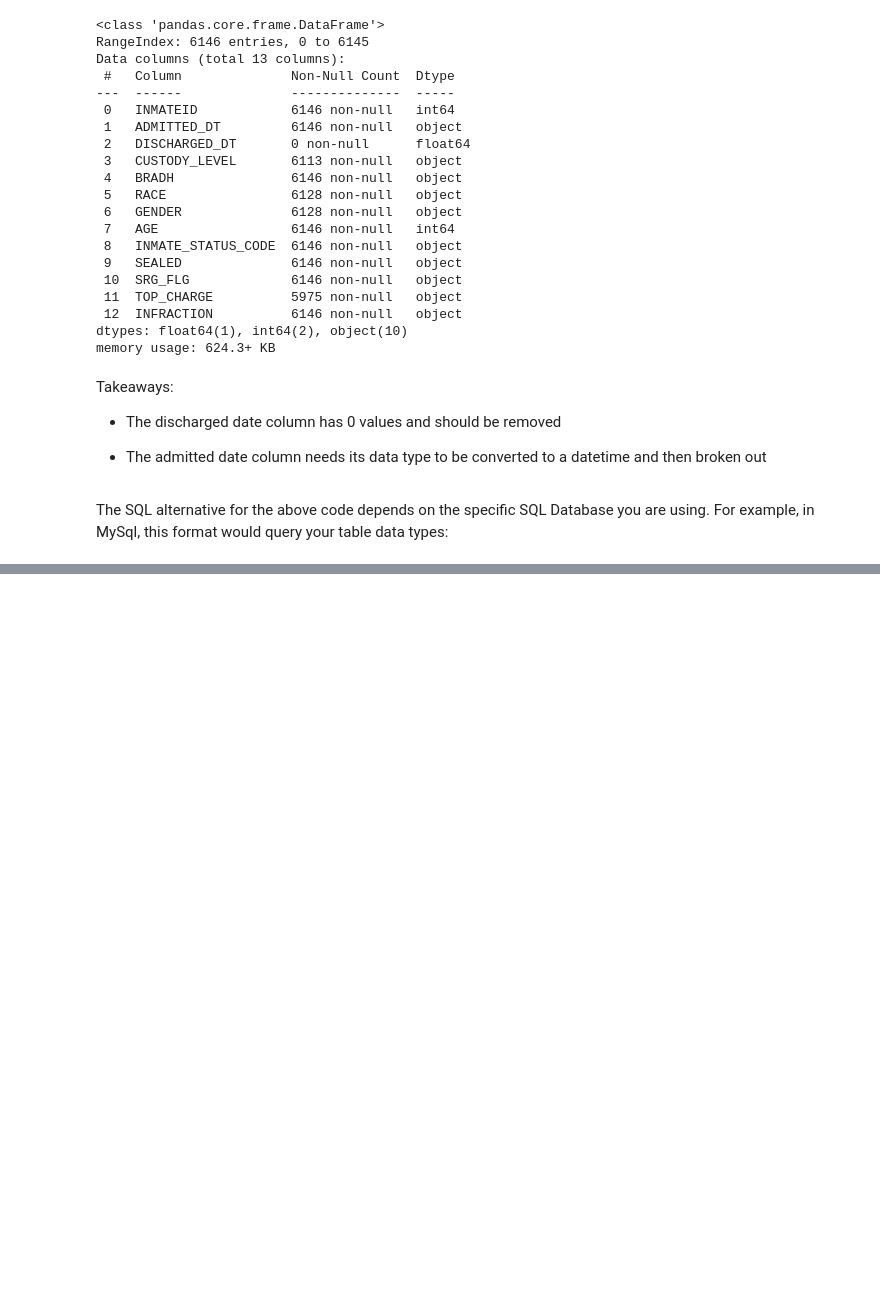
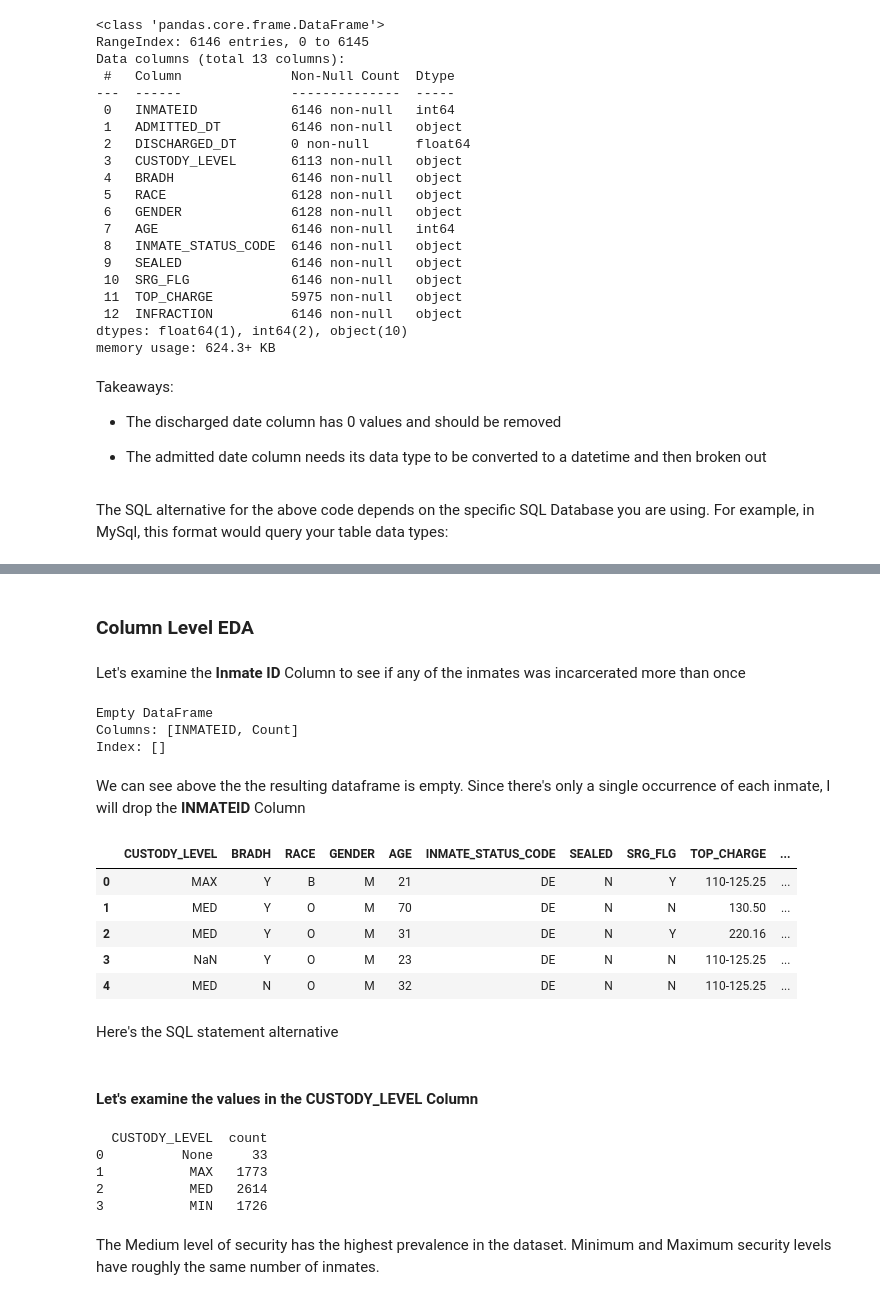
Before and after one commit to masonlonoff/NYC_Inmate_Profile, a Jupyter notebook: Crime_EDA.ipynb, the cells around one changed output, grey strips where cells are left out. Cells and saved outputs as stored; diff of their text form; code cells hidden in the pictures; blank space fills up the shorter version.

```diff
--- a/Crime_EDA.ipynb
+++ b/Crime_EDA.ipynb
@@ -195,0 +171,27 @@ SELECT numerical_column_1, numerical_column_2, CORR(numerical_column_1, numerica
+# %% [markdown]
+### Column Level EDA
+# %% [markdown]
+Let's examine the **Inmate ID** Column to see if any of the inmates was incarcerated more than once
+# %%
+query = "SELECT INMATEID, COUNT(*) as Count FROM mytable GROUP BY INMATEID HAVING COUNT(*) > 1;"
+result = pd.read_sql_query(query, conn)
+
+print(result)
+# %% [output]
+Empty DataFrame
+Columns: [INMATEID, Count]
+Index: []
+# %% [markdown]
+We can see above the the resulting dataframe is empty. Since there's only a single occurrence of each inmate, I will drop the **INMATEID** Column
+# %%
+df = df.drop(columns = 'INMATEID', axis=1)
+df.head()
+# %% [output]
+|  | CUSTODY_LEVEL | BRADH | RACE | GENDER | AGE | INMATE_STATUS_CODE | SEALED | SRG_FLG | TOP_CHARGE | ... |
+| 0 | MAX | Y | B | M | 21 | DE | N | Y | 110-125.25 | ... |
+| 1 | MED | Y | O | M | 70 | DE | N | N | 130.50 | ... |
+| 2 | MED | Y | O | M | 31 | DE | N | Y | 220.16 | ... |
+| 3 | NaN | Y | O | M | 23 | DE | N | N | 110-125.25 | ... |
+| 4 | MED | N | O | M | 32 | DE | N | N | 110-125.25 | ... |
+# %% [markdown]
+Here's the SQL statement alternative
@@ -195,0 +201,15 @@ SELECT numerical_column_1, numerical_column_2, CORR(numerical_column_1, numerica
+# %% [markdown]
+#### Let's examine the values in the **CUSTODY_LEVEL** Column
+# %%
+query = "SELECT CUSTODY_LEVEL, COUNT(*) as count FROM mytable GROUP BY CUSTODY_LEVEL;"
+result = pd.read_sql_query(query, conn)
+
+print(result)
+# %% [output]
+  CUSTODY_LEVEL  count
+0          None     33
+1           MAX   1773
+2           MED   2614
+3           MIN   1726
+# %% [markdown]
+The Medium level of security has the highest prevalence in the dataset. Minimum and Maximum security levels have roughly the same number of inmates.
```
Also changed, not shown: parts of 86 cells of this notebook.
